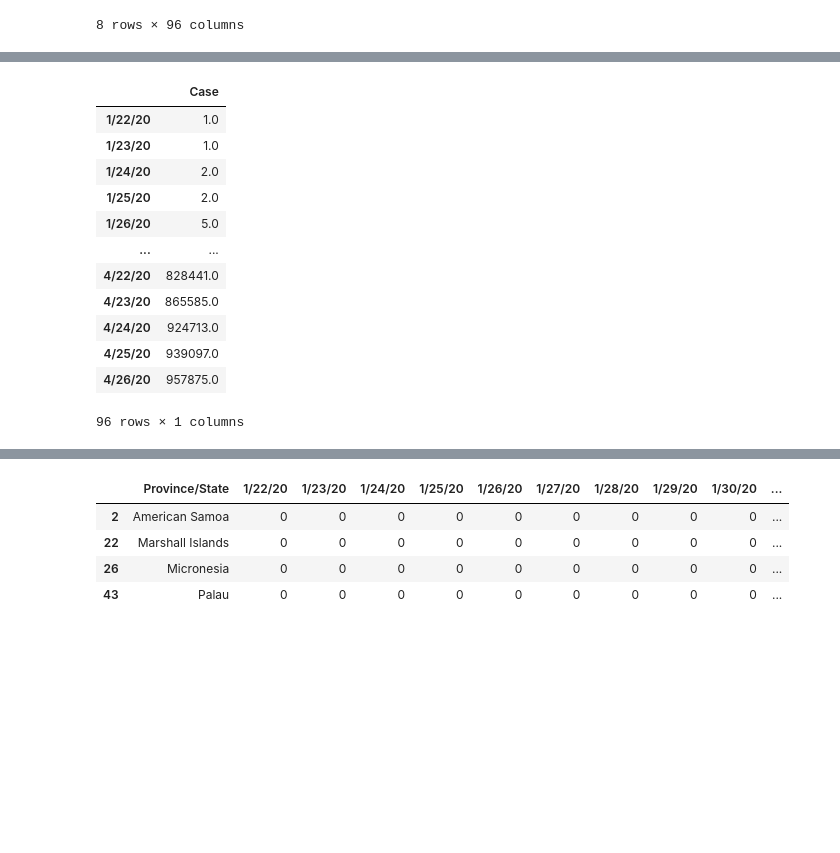
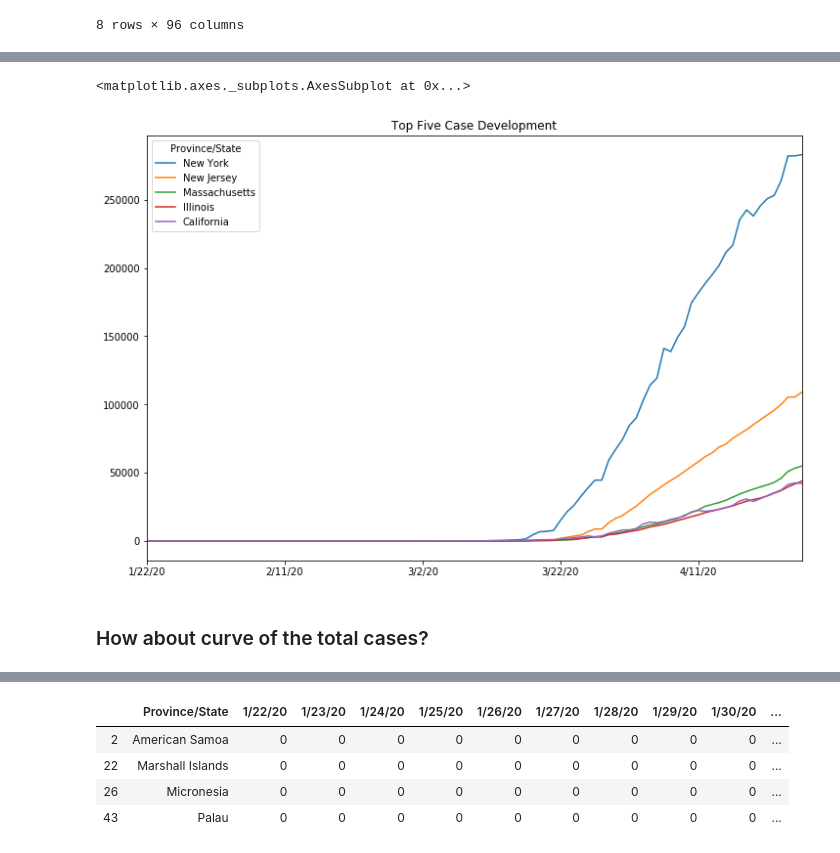
Before and after one commit to adipurnamk/ANALYSIS-OF-COVID-19-DATASET, a Jupyter notebook: Covid-19 USA States .ipynb, the cells around one changed output, grey strips where cells are left out. Drawn from its saved outputs; the diff is of its cells as text; code cells hidden in the pictures; blank space fills up the shorter version.

```diff
--- a/Covid-19 USA States .ipynb
+++ b/Covid-19 USA States .ipynb
@@ -70,0 +154,5 @@ df_case.describe()
+# %%
+df_case_top = df_case.sort_values(['4/26/20'], ascending=False)
+df_case_top.set_index('Province/State', inplace=True)
+df_case_top5 = df_case_top.iloc[:5]
+df_case_top5[['4/26/20']]
@@ -71,20 +167,14 @@ df_case.describe()
+# %%
+df_case_top5.T.plot(figsize=(12,8),
+                    kind='line',
+                    title='Top Five Case Development')
+# %% [output]
+<matplotlib.axes._subplots.AxesSubplot at 0x...>
+[figure, added]
+# %% [markdown]
+### How about curve of the total cases?
 # %%
 total_case = df_case.sum(axis=0, numeric_only=True)
 df_total_case = total_case.to_frame()
 df_total_case.rename(columns={0: "Case"}, inplace=True)
-df_total_case
-# %% [output]
-|  | Case |
-| 1/22/20 | 1.0 |
-| 1/23/20 | 1.0 |
-| 1/24/20 | 2.0 |
-| 1/25/20 | 2.0 |
-| 1/26/20 | 5.0 |
-| ... | ... |
-| 4/22/20 | 828441.0 |
-| 4/23/20 | 865585.0 |
-| 4/24/20 | 924713.0 |
-| 4/25/20 | 939097.0 |
-| 4/26/20 | 957875.0 |
-96 rows × 1 columns
 # %%
```
Also changed, not shown: parts of 37 cells of this notebook, 11 other files.
